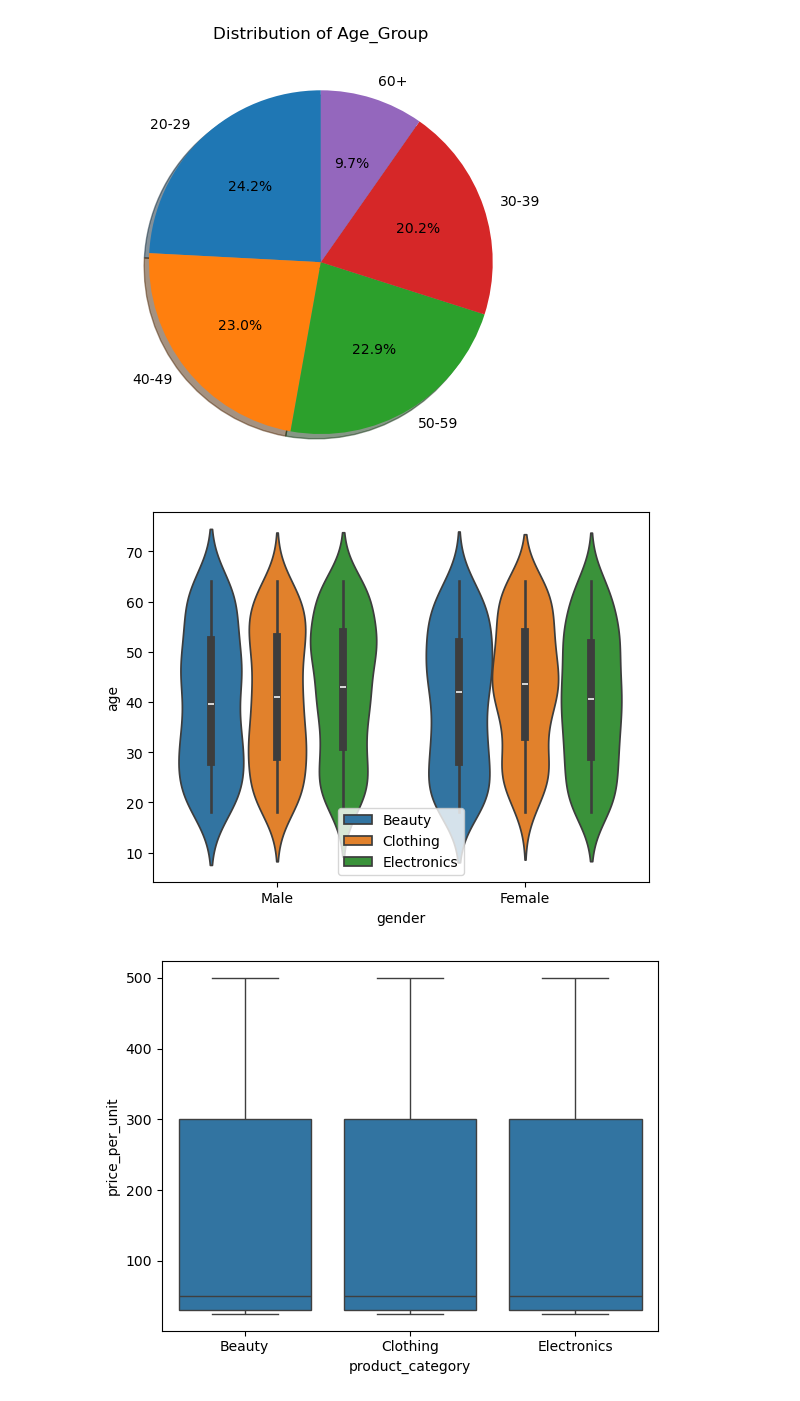
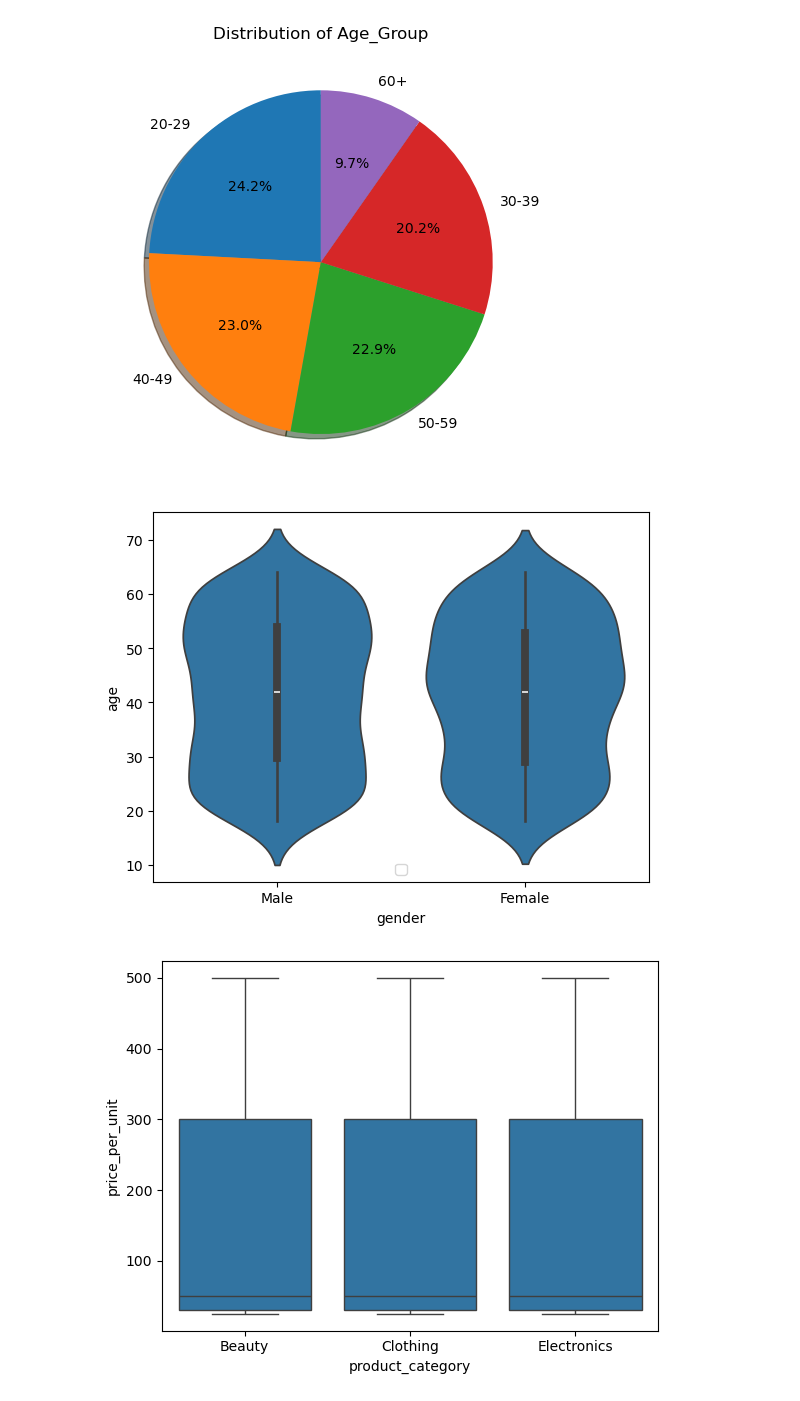
Before and after one commit to WatsonWBlair/cs667, a Jupyter notebook: Projects/EDA/data_visualization.ipynb, the cells around one changed output. Drawn from its saved outputs; the diff is of its cells as text; code cells hidden in the pictures.

```diff
--- a/Projects/EDA/data_visualization.ipynb
+++ b/Projects/EDA/data_visualization.ipynb
@@ -42,11 +43,12 @@ for field in univariateFileds:
 [figure]
 [figure]
 # %%
-sns.violinplot(data=processedData, x='gender', y='age', hue='product_category', legend=True)
+# sns.violinplot(data=processedData, x='gender', y='age', hue='product_category', legend=True)
+sns.violinplot(data=processedData, x='gender', y='age',legend=True)
 plt.legend(loc='lower center')
 plt.show()
 # %% [output]
-[figure, old version]
+[figure, new version]
 # %%
 sns.boxplot(data=processedData, x='product_category', y='price_per_unit')
 plt.show()
```
Also changed, not shown: parts of 6 cells of this notebook.
